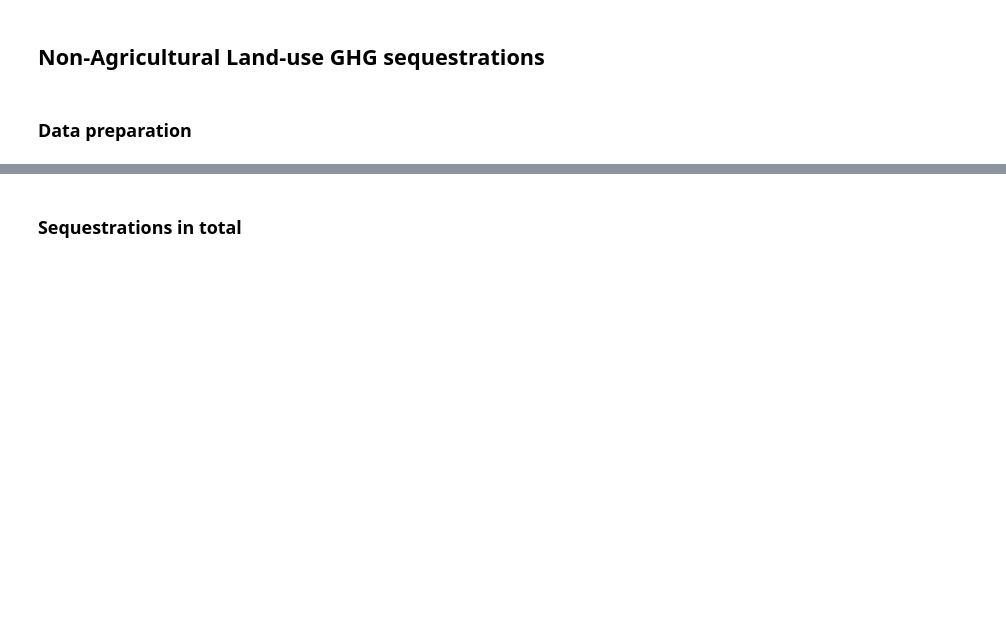
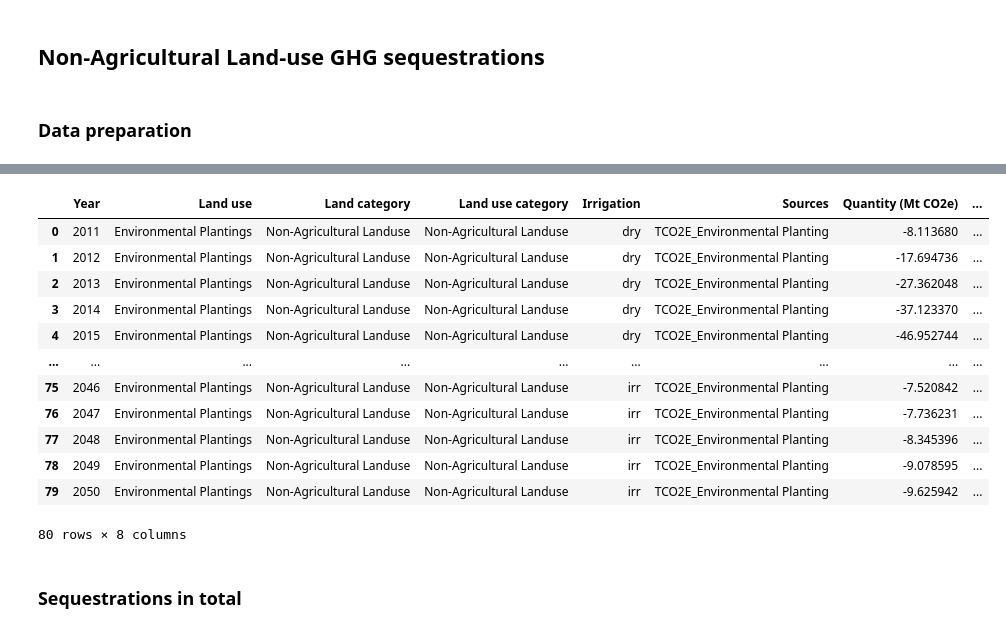
Before and after one commit to JinzhuWANG/VIS_LUTO, a Jupyter notebook: VIS_01_GHG.ipynb, the cells around one changed output, grey strips where cells are left out. Drawn from its saved outputs; the diff is of its cells as text; code cells hidden in the pictures; blank space fills up the shorter version.

```diff
--- a/VIS_01_GHG.ipynb
+++ b/VIS_01_GHG.ipynb
@@ -148,3 +146,19 @@ ValueError: Length mismatch: Expected axis has 3 elements, new values have 4 ele
+# %%
+non_ag_lucc_GHG.GHG_df_long
+# %% [output]
+|  | Year | Land use | Land category | Land use category | Irrigation | Sources | Quantity (Mt CO2e) | ... |
+| 0 | 2011 | Environmental Plantings | Non-Agricultural Landuse | Non-Agricultural Landuse | dry | TCO2E_Environmental Planting | -8.113680 | ... |
+| 1 | 2012 | Environmental Plantings | Non-Agricultural Landuse | Non-Agricultural Landuse | dry | TCO2E_Environmental Planting | -17.694736 | ... |
+| 2 | 2013 | Environmental Plantings | Non-Agricultural Landuse | Non-Agricultural Landuse | dry | TCO2E_Environmental Planting | -27.362048 | ... |
+| 3 | 2014 | Environmental Plantings | Non-Agricultural Landuse | Non-Agricultural Landuse | dry | TCO2E_Environmental Planting | -37.123370 | ... |
+| 4 | 2015 | Environmental Plantings | Non-Agricultural Landuse | Non-Agricultural Landuse | dry | TCO2E_Environmental Planting | -46.952744 | ... |
+| ... | ... | ... | ... | ... | ... | ... | ... | ... |
+| 75 | 2046 | Environmental Plantings | Non-Agricultural Landuse | Non-Agricultural Landuse | irr | TCO2E_Environmental Planting | -7.520842 | ... |
+| 76 | 2047 | Environmental Plantings | Non-Agricultural Landuse | Non-Agricultural Landuse | irr | TCO2E_Environmental Planting | -7.736231 | ... |
+| 77 | 2048 | Environmental Plantings | Non-Agricultural Landuse | Non-Agricultural Landuse | irr | TCO2E_Environmental Planting | -8.345396 | ... |
+| 78 | 2049 | Environmental Plantings | Non-Agricultural Landuse | Non-Agricultural Landuse | irr | TCO2E_Environmental Planting | -9.078595 | ... |
+| 79 | 2050 | Environmental Plantings | Non-Agricultural Landuse | Non-Agricultural Landuse | irr | TCO2E_Environmental Planting | -9.625942 | ... |
+80 rows × 8 columns
 # %% [markdown]
 ### Sequestrations in total
 # %%
```
Also changed, not shown: parts of 4 cells of this notebook, 2 other files.
